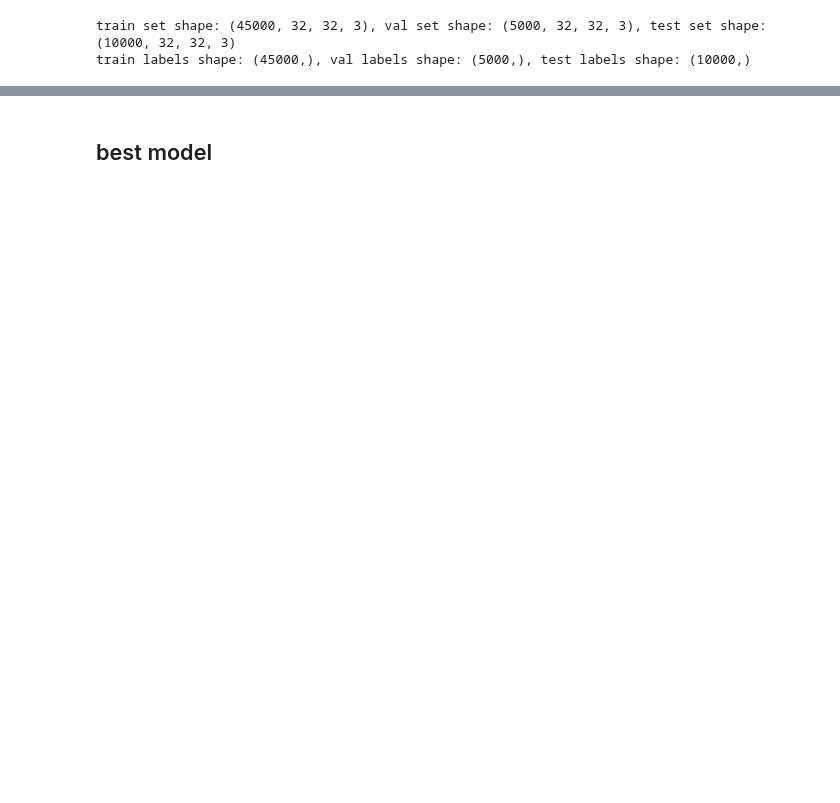
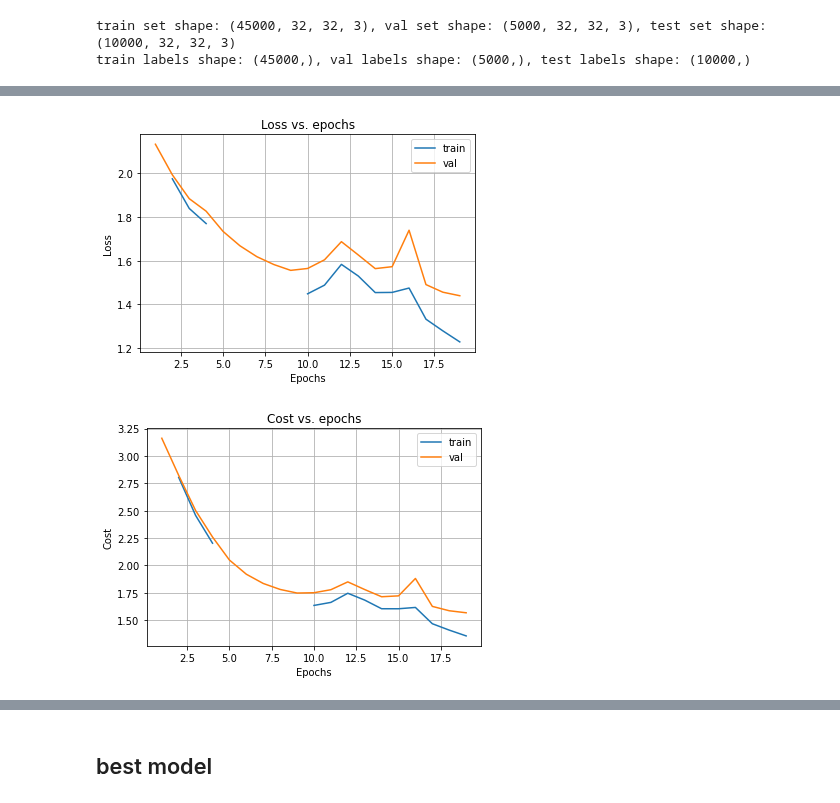
Before and after one commit to mark-antal-csizmadia/nn-blocks, a Jupyter notebook: main4.ipynb, the cells around one changed output, grey strips where cells are left out. Cells and saved outputs as stored; diff of their text form; code cells hidden in the pictures; blank space fills up the shorter version.

```diff
--- a/main4.ipynb
+++ b/main4.ipynb
@@ -955,0 +693,78 @@ print(f"test acc: {acc_test}")
+# %%
+seed = 10 + 10
+
+params = {"coeff": 1.0, "mean": 0.0, "std": None}
+
+in_dim = x_train.shape[1]
+out_dim = 10
+
+reg_rate = 0.005
+
+dims = [50, 30, 20, 20, 10, 10, 10, 10]
+
+dims = list(reversed(list(reversed(dims)) + [in_dim])) + [out_dim]
+
+layers = []
+
+
+for n_layer in range(1, len(dims)):
+    #print(n_layer)
+    #print(dims[n_layer])
+    if n_layer == len(dims)-1:
+        dense = \
+            Dense(in_dim=dims[n_layer-1], out_dim=dims[n_layer],
+                  kernel_initializer=XavierInitializer(seed=seed + n_layer, **params),
+                  bias_initializer=XavierInitializer(seed=seed + n_layer, **params),
+                  kernel_regularizer=L2Regularizer(reg_rate),
+                  activation=SoftmaxActivation()
+                  )
+    else:
+        dense = \
+            Dense(in_dim=dims[n_layer-1], out_dim=dims[n_layer],
+                  kernel_initializer=XavierInitializer(seed=seed + n_layer, **params),
+                  bias_initializer=XavierInitializer(seed=seed + n_layer, **params),
+                  kernel_regularizer=L2Regularizer(reg_rate),
+                  activation=ReLUActivation()
+                  )
+        bn = BatchNormalization(momentum=0.9, epsilon=1e-5)
+
+
+    layers.append(dense)
+
+    if n_layer == len(dims)-1:
+        pass
+    else:
+        layers.append(bn)
+
+model = Model(layers)
+loss = CategoricalCrossEntropyLoss()
+
+lr_initial = 1e-5
+lr_max = 1e-1
+step_size = 2250
+lr_schedule = LRCyclingSchedule(lr_initial, lr_max, step_size)
+
+optimizer = SGDOptimizer(lr_schedule=lr_schedule)
+
+metrics = [AccuracyMetrics()]
+
+model.compile_model(optimizer, loss, metrics)
+print(f"len(layers) = {len(layers)}")
+print(model)
+
+batch_size = 100
+n_epochs = 20
+history = model.fit(x_train, y_train, x_val, y_val, n_epochs, batch_size)
+
+params_test = {"mode": "test"}
+scores_test = model.forward(x_test, **params_test)
+y_hat_test = np.argmax(scores_test, axis=1)
+metrics_test = model.compute_metrics(y_test, scores_test)
+
+plot_losses(history)
+plot_costs(history)
+plot_accuracies(history)
+plot_lr(history)
+
+print(f"test acc: {metrics_test}")
+# %% [output]
@@ -955,0 +805,2 @@ print(f"test acc: {acc_test}")
+[figure, added]
+[figure, added]
```
Also changed, not shown: parts of 41 cells of this notebook, 7 other files.
